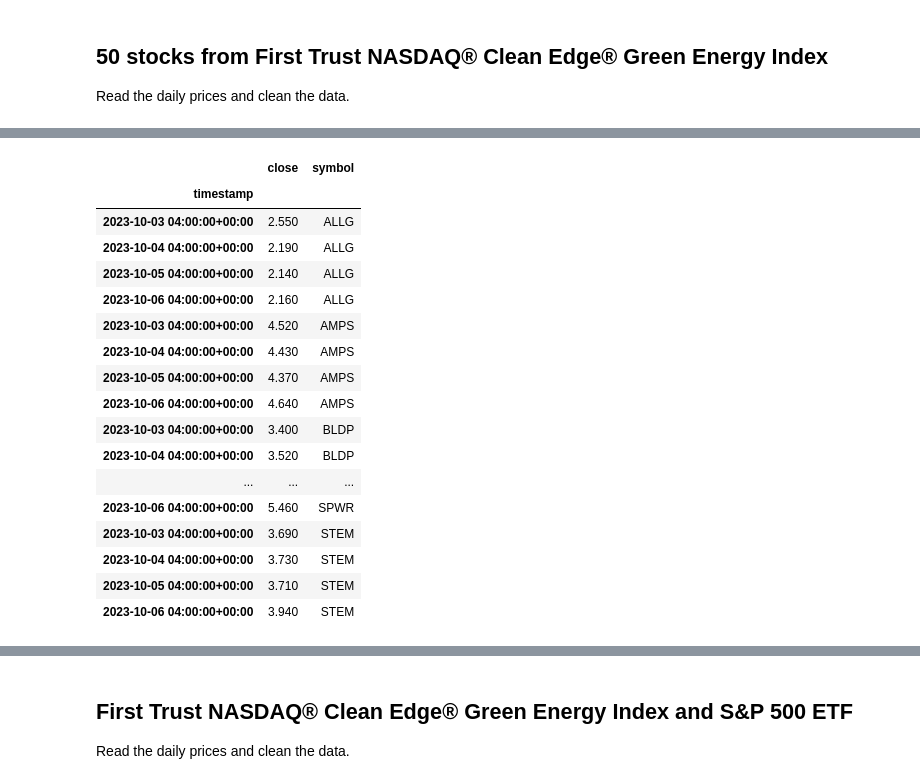
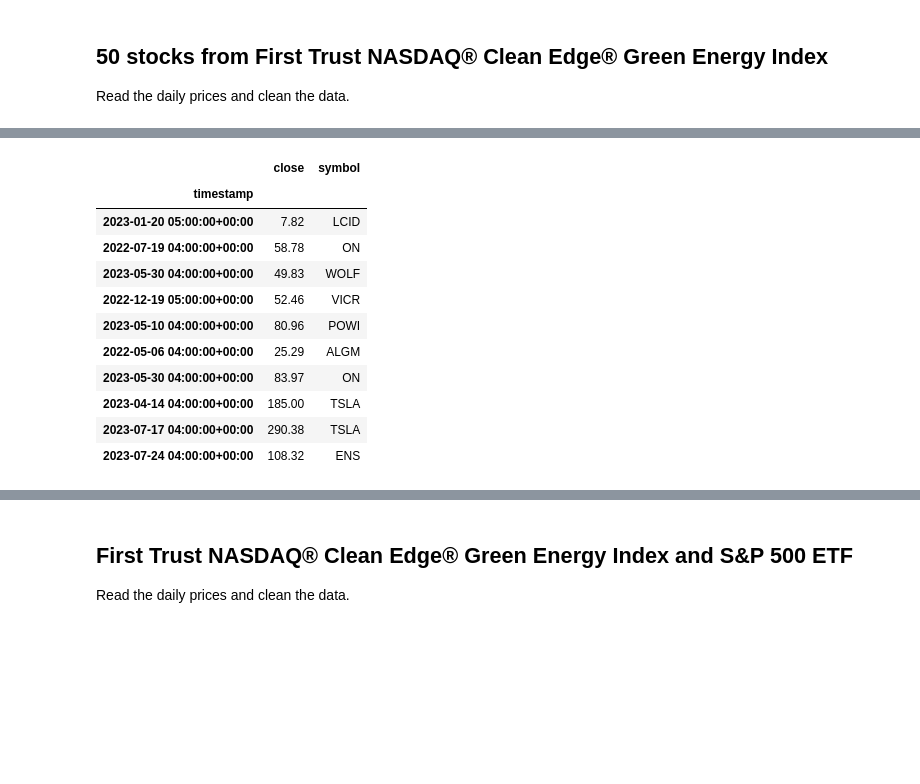
Before and after one commit to ahcano/project1_group4, a Jupyter notebook: green_dataprep.ipynb, the cells around one changed output, grey strips where cells are left out. Saved outputs shown, nothing was run; the diff lists cells and outputs as text; code cells hidden in the pictures; blank space fills up the shorter version.

```diff
--- a/green_dataprep.ipynb
+++ b/green_dataprep.ipynb
@@ -79,0 +71,22 @@ df_ticker.head(50)
+# %%
+# Set timeframe to "1Day"
+timeframe = "1Day"
+
+# Set start and end datetimes of 3 year, between now and 365 days ago.
+start_date = pd.Timestamp("2022-01-01", tz="America/New_York").isoformat()
+end_date = pd.Timestamp("2023-10-06", tz="America/New_York").isoformat()
+
+# Set the stock tickers
+tickers_2 = ["FSLR", "ENPH", "SEDG", "BEP", "ARRY", "ORA", "PLUG", "SHLS", "ITRI", "RUN", "NXT", "NEP", "AY", "CWEN", "RNW", "AMRC", "NOVA", "SPWR", "CLNE", "AMPS", "STEM", "FCEL", "MAXN" ]
+
+# Get 1 year's worth of historical data for all stocks
+# HINT: Set "limit" to at least 10000 so all ticker rows are captured from get_bars()
+df_Renewable = api.get_bars(
+    tickers_2,
+    timeframe,
+    start=start_date,
+    end=end_date, limit = 10000
+).df
+
+# Display sample data
+df_Renewable.sample(10)
@@ -81,22 +107,22 @@ df_ticker.head(50)
 # Set timeframe to "1Day"
 timeframe = "1Day"
 
-# Set start and end datetimes of 1 year, between now and 365 days ago.
-start_date = pd.Timestamp("2019-10-03", tz="America/New_York").isoformat()
+# Set start and end datetimes of 3 year, between now and 365 days ago.
+start_date = pd.Timestamp("2022-01-01", tz="America/New_York").isoformat()
 end_date = pd.Timestamp("2023-10-06", tz="America/New_York").isoformat()
 
 # Set the stock tickers
-tickers = ["BEP", "ALGM", "AYI", "POWI", "WOLF", "ORA", "PLUG", "ENS", "AEIS", "LTHM"]
+tickers_3 = ["ALB", "AYI", "LTHM", "MP", "SQM", "FLNC", "CHPT", "MNTK", "BLDP", "LNZA", "ALLG"]
 
 # Get 1 year's worth of historical data for all stocks
 # HINT: Set "limit" to at least 10000 so all ticker rows are captured from get_bars()
-df_ticker = api.get_bars(
-    tickers,
+df_Resources = api.get_bars(
+    tickers_3,
     timeframe,
     start=start_date,
     end=end_date, limit = 10000
 ).df
 
 # Display sample data
-df_ticker.head(50)
+df_Resources.sample(10)
 # %% [output]
@@ -233,28 +141,23 @@ df_ticker.head()
 # %%
 # Using the df_ticker DataFrame, create a DataFrame consisting of timestamp, close and symbol columns
 
-df_ticker_price = df_ticker [
-    ["close", "symbol"]
-]
+df_Manufacturing_other = df_Manufacturing_other [ ["close", "symbol"]]
 
+df_Renewable = df_Renewable [  ["close", "symbol"]]
+
+df_Resources = df_Resources [ ["close", "symbol"]]
 # View the DataFrame
-df_ticker_price.head(60)
+df_Manufacturing_other.sample(10)
 # %% [output]
 |  | close | symbol |
 | timestamp |  |  |
-| 2023-10-03 04:00:00+00:00 | 2.550 | ALLG |
-| 2023-10-04 04:00:00+00:00 | 2.190 | ALLG |
-| 2023-10-05 04:00:00+00:00 | 2.140 | ALLG |
-| 2023-10-06 04:00:00+00:00 | 2.160 | ALLG |
-| 2023-10-03 04:00:00+00:00 | 4.520 | AMPS |
-| 2023-10-04 04:00:00+00:00 | 4.430 | AMPS |
-| 2023-10-05 04:00:00+00:00 | 4.370 | AMPS |
-| 2023-10-06 04:00:00+00:00 | 4.640 | AMPS |
-| 2023-10-03 04:00:00+00:00 | 3.400 | BLDP |
-| 2023-10-04 04:00:00+00:00 | 3.520 | BLDP |
-| ... | ... | ... |
-| 2023-10-06 04:00:00+00:00 | 5.460 | SPWR |
-| 2023-10-03 04:00:00+00:00 | 3.690 | STEM |
-| 2023-10-04 04:00:00+00:00 | 3.730 | STEM |
-| 2023-10-05 04:00:00+00:00 | 3.710 | STEM |
-| 2023-10-06 04:00:00+00:00 | 3.940 | STEM |
+| 2023-01-20 05:00:00+00:00 | 7.82 | LCID |
+| 2022-07-19 04:00:00+00:00 | 58.78 | ON |
+| 2023-05-30 04:00:00+00:00 | 49.83 | WOLF |
+| 2022-12-19 05:00:00+00:00 | 52.46 | VICR |
+| 2023-05-10 04:00:00+00:00 | 80.96 | POWI |
+| 2022-05-06 04:00:00+00:00 | 25.29 | ALGM |
+| 2023-05-30 04:00:00+00:00 | 83.97 | ON |
+| 2023-04-14 04:00:00+00:00 | 185.00 | TSLA |
+| 2023-07-17 04:00:00+00:00 | 290.38 | TSLA |
+| 2023-07-24 04:00:00+00:00 | 108.32 | ENS |
```
Also changed, not shown: parts of 18 cells of this notebook.
